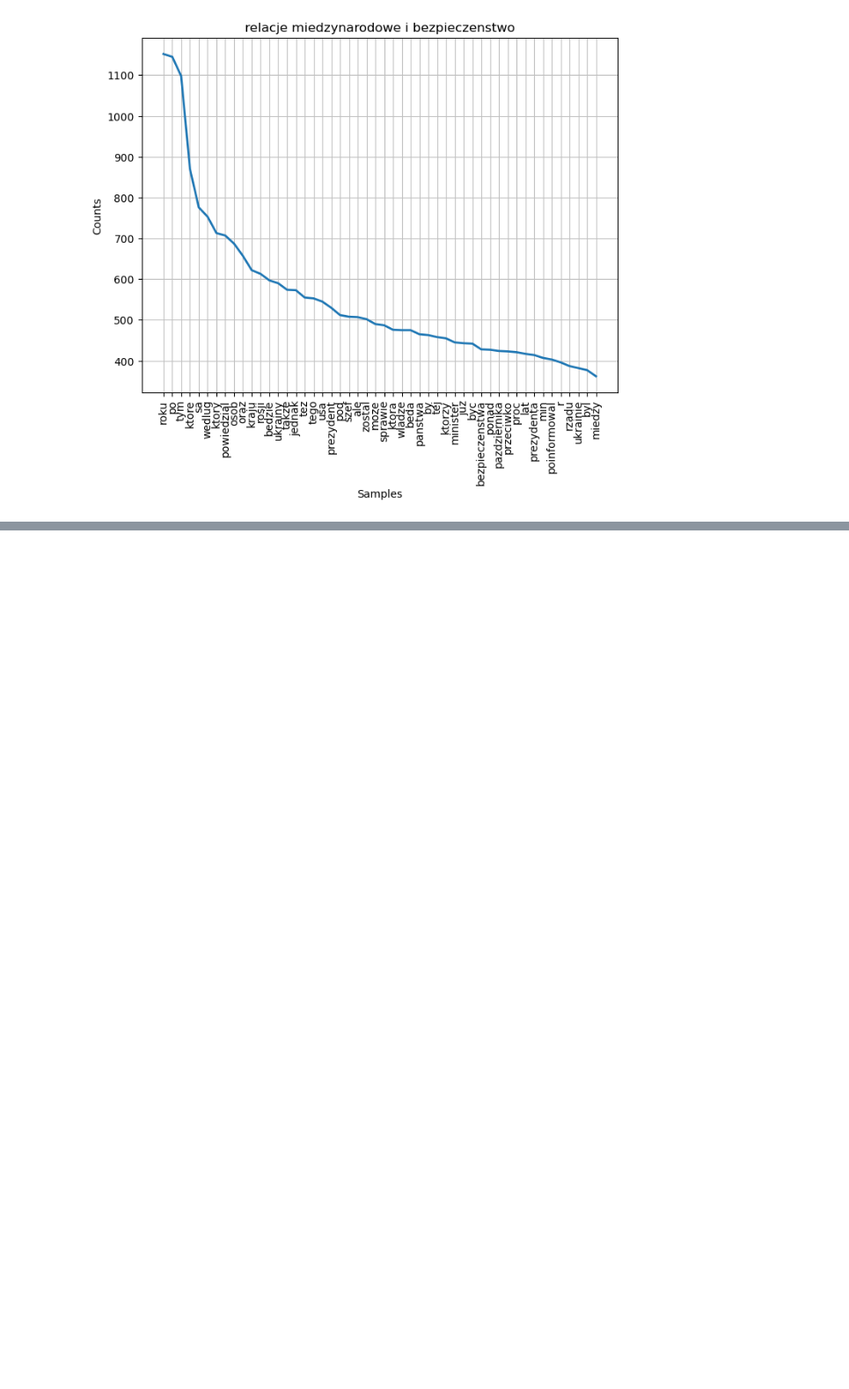
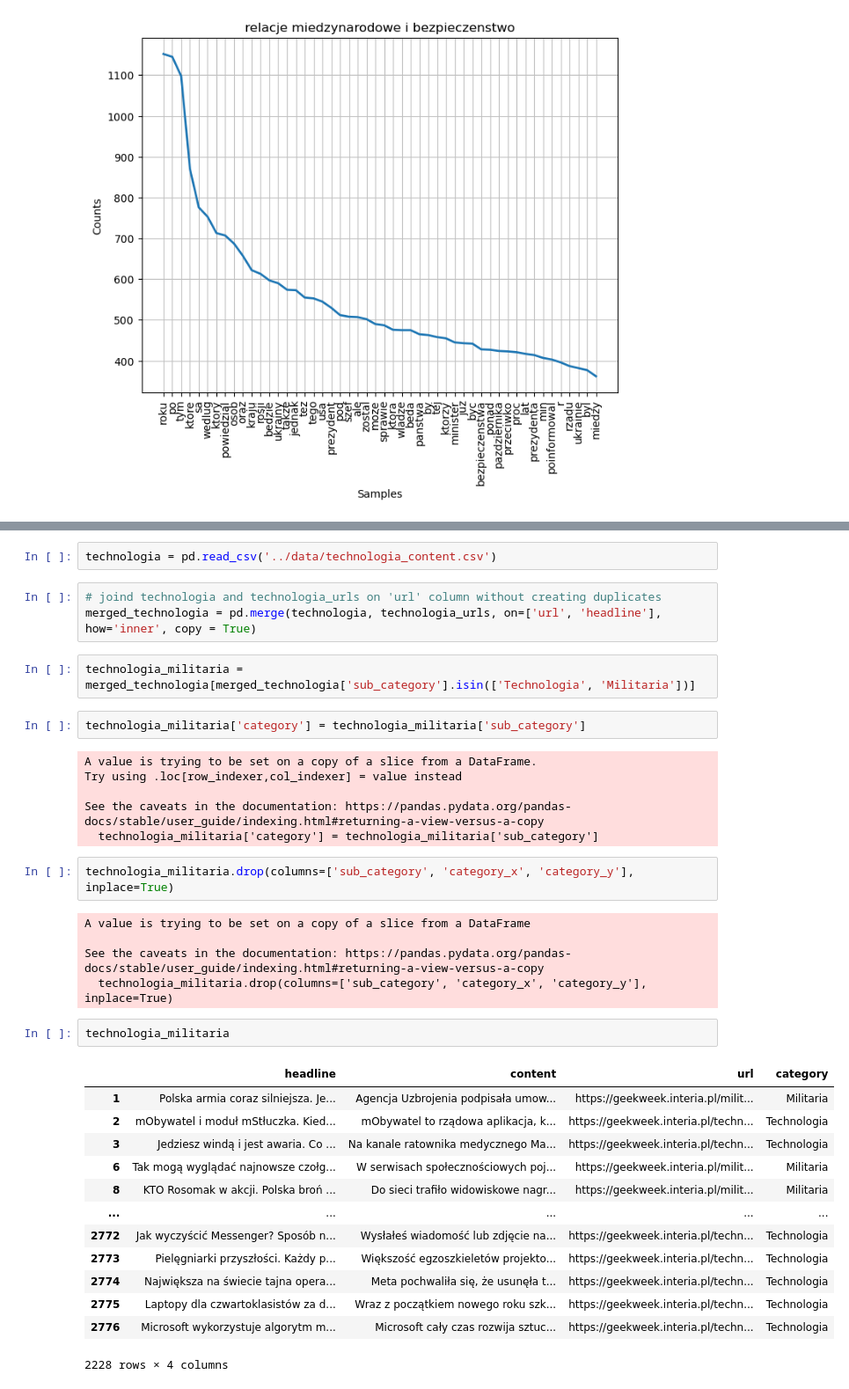
Before and after one commit to mkaniowski/data-minning, a Jupyter notebook: notebooks/explore_data.ipynb, the cells around one changed output, grey strips where cells are left out. Shown at 88% size. Drawn from its saved outputs; the diff is of its cells as text; blank space fills up the shorter version.

```diff
--- a/notebooks/explore_data.ipynb
+++ b/notebooks/explore_data.ipynb
@@ -323,0 +350,38 @@ plt.show()
+# %%
+technologia = pd.read_csv('../data/technologia_content.csv')
+# %%
+# joind technologia and technologia_urls on 'url' column without creating duplicates
+merged_technologia = pd.merge(technologia, technologia_urls, on=['url', 'headline'], how='inner', copy = True)
+# %%
+technologia_militaria = merged_technologia[merged_technologia['sub_category'].isin(['Technologia', 'Militaria'])]
+# %%
+technologia_militaria['category'] = technologia_militaria['sub_category']
+# %% [output]
+A value is trying to be set on a copy of a slice from a DataFrame.
+Try using .loc[row_indexer,col_indexer] = value instead
+
+See the caveats in the documentation: https://pandas.pydata.org/pandas-docs/stable/user_guide/indexing.html#returning-a-view-versus-a-copy
+  technologia_militaria['category'] = technologia_militaria['sub_category']
+# %%
+technologia_militaria.drop(columns=['sub_category', 'category_x', 'category_y'], inplace=True)
+# %% [output]
+A value is trying to be set on a copy of a slice from a DataFrame
+
+See the caveats in the documentation: https://pandas.pydata.org/pandas-docs/stable/user_guide/indexing.html#returning-a-view-versus-a-copy
+  technologia_militaria.drop(columns=['sub_category', 'category_x', 'category_y'], inplace=True)
+# %%
+technologia_militaria
+# %% [output]
+|  | headline | content | url | category |
+| 1 | Polska armia coraz silniejsza. Je... | Agencja Uzbrojenia podpisała umow... | https://geekweek.interia.pl/milit... | Militaria |
+| 2 | mObywatel i moduł mStłuczka. Kied... | mObywatel to rządowa aplikacja, k... | https://geekweek.interia.pl/techn... | Technologia |
+| 3 | Jedziesz windą i jest awaria. Co ... | Na kanale ratownika medycznego Ma... | https://geekweek.interia.pl/techn... | Technologia |
+| 6 | Tak mogą wyglądać najnowsze czołg... | W serwisach społecznościowych poj... | https://geekweek.interia.pl/milit... | Militaria |
+| 8 | KTO Rosomak w akcji. Polska broń ... | Do sieci trafiło widowiskowe nagr... | https://geekweek.interia.pl/milit... | Militaria |
+| ... | ... | ... | ... | ... |
+| 2772 | Jak wyczyścić Messenger? Sposób n... | Wysłałeś wiadomość lub zdjęcie na... | https://geekweek.interia.pl/techn... | Technologia |
+| 2773 | Pielęgniarki przyszłości. Każdy p... | Większość egzoszkieletów projekto... | https://geekweek.interia.pl/techn... | Technologia |
+| 2774 | Największa na świecie tajna opera... | Meta pochwaliła się, że usunęła t... | https://geekweek.interia.pl/techn... | Technologia |
+| 2775 | Laptopy dla czwartoklasistów za d... | Wraz z początkiem nowego roku szk... | https://geekweek.interia.pl/techn... | Technologia |
+| 2776 | Microsoft wykorzystuje algorytm m... | Microsoft cały czas rozwija sztuc... | https://geekweek.interia.pl/techn... | Technologia |
+2228 rows × 4 columns
```
Also changed, not shown: parts of 25 cells of this notebook, 33 other files.
